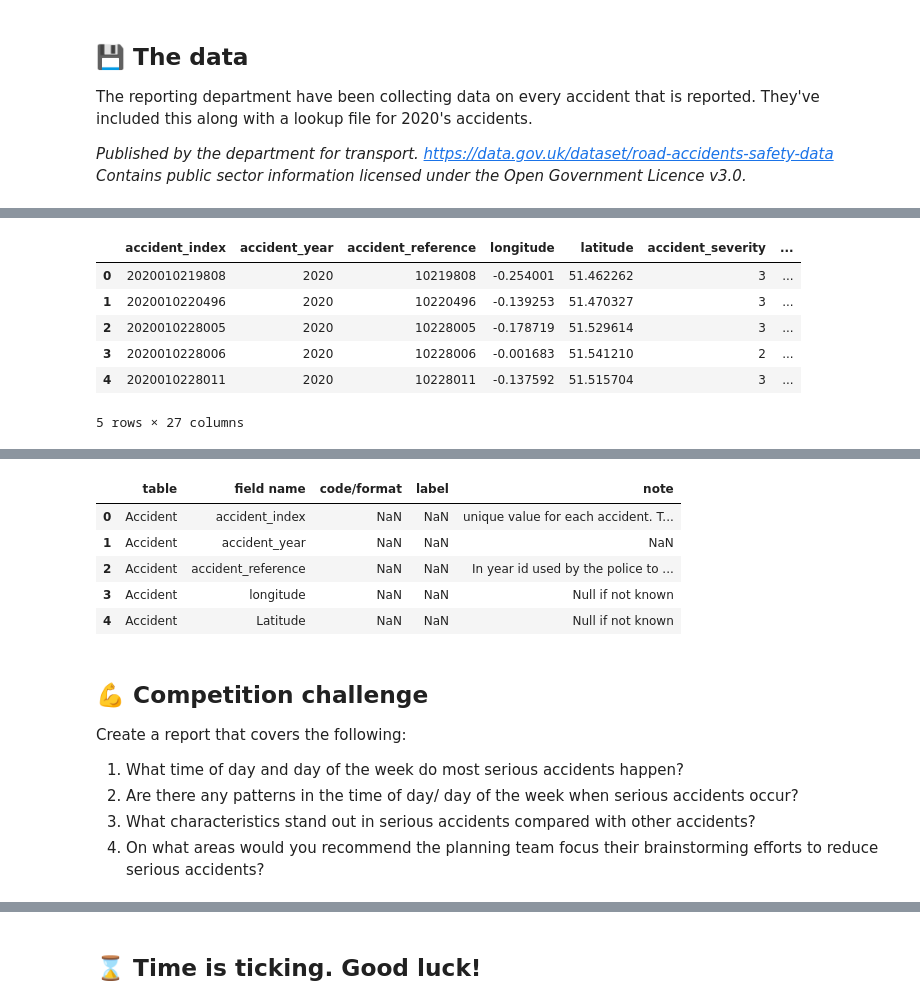
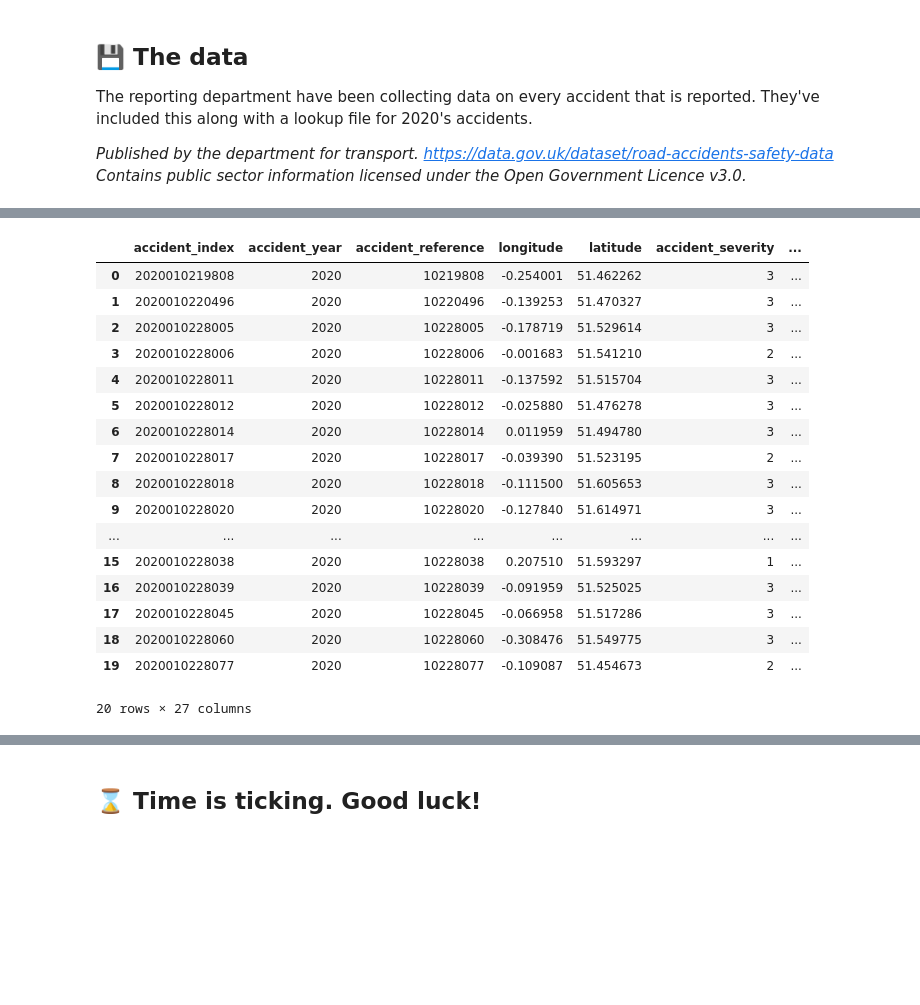
Before and after one commit to stephyap/datacamp_hfa, a Jupyter notebook: notebook.ipynb, the cells around one changed output, grey strips where cells are left out. Saved outputs shown, nothing was run; the diff lists cells and outputs as text; code cells hidden in the pictures; blank space fills up the shorter version.

```diff
--- a/notebook.ipynb
+++ b/notebook.ipynb
@@ -24,12 +42,24 @@ sns.set(style="white")
 sns.set(style="whitegrid", color_codes=True)
 # %%
 accidents = pd.read_csv(r'./data/accident-data.csv')
-accidents.head()
+accidents.head(20)
+# accidents.shape # (91199, 27)
 # %% [output]
 |  | accident_index | accident_year | accident_reference | longitude | latitude | accident_severity | ... |
 | 0 | 2020010219808 | 2020 | 10219808 | -0.254001 | 51.462262 | 3 | ... |
 | 1 | 2020010220496 | 2020 | 10220496 | -0.139253 | 51.470327 | 3 | ... |
 | 2 | 2020010228005 | 2020 | 10228005 | -0.178719 | 51.529614 | 3 | ... |
 | 3 | 2020010228006 | 2020 | 10228006 | -0.001683 | 51.541210 | 2 | ... |
 | 4 | 2020010228011 | 2020 | 10228011 | -0.137592 | 51.515704 | 3 | ... |
+| 5 | 2020010228012 | 2020 | 10228012 | -0.025880 | 51.476278 | 3 | ... |
+| 6 | 2020010228014 | 2020 | 10228014 | 0.011959 | 51.494780 | 3 | ... |
+| 7 | 2020010228017 | 2020 | 10228017 | -0.039390 | 51.523195 | 2 | ... |
+| 8 | 2020010228018 | 2020 | 10228018 | -0.111500 | 51.605653 | 3 | ... |
+| 9 | 2020010228020 | 2020 | 10228020 | -0.127840 | 51.614971 | 3 | ... |
+| ... | ... | ... | ... | ... | ... | ... | ... |
+| 15 | 2020010228038 | 2020 | 10228038 | 0.207510 | 51.593297 | 1 | ... |
+| 16 | 2020010228039 | 2020 | 10228039 | -0.091959 | 51.525025 | 3 | ... |
+| 17 | 2020010228045 | 2020 | 10228045 | -0.066958 | 51.517286 | 3 | ... |
+| 18 | 2020010228060 | 2020 | 10228060 | -0.308476 | 51.549775 | 3 | ... |
+| 19 | 2020010228077 | 2020 | 10228077 | -0.109087 | 51.454673 | 2 | ... |
-5 rows × 27 columns
+20 rows × 27 columns
@@ -49,21 +77,5 @@ accidents.describe()
 | max | 2020.0 | 1.756257 | 60.541144 | 3.000000 | 13.000000 | 41.000000 | ... |
 8 rows × 23 columns
 # %%
-lookup = pd.read_csv(r'./data/road-safety-lookups.csv')
-lookup.head(5)
+# lookup = pd.read_csv(r'./data/road-safety-lookups.csv')
+# lookup.head(5)
-# %% [output]
-|  | table | field name | code/format | label | note |
-| 0 | Accident | accident_index | NaN | NaN | unique value for each accident. T... |
-| 1 | Accident | accident_year | NaN | NaN | NaN |
-| 2 | Accident | accident_reference | NaN | NaN | In year id used by the police to ... |
-| 3 | Accident | longitude | NaN | NaN | Null if not known |
-| 4 | Accident | Latitude | NaN | NaN | Null if not known |
-# %% [markdown]
-## 💪 Competition challenge
-
-Create a report that covers the following:
-
-1. What time of day and day of the week do most serious accidents happen?
-2. Are there any patterns in the time of day/ day of the week when serious accidents occur?
-3. What characteristics stand out in serious accidents compared with other accidents?
-4. On what areas would you recommend the planning team focus their brainstorming efforts to reduce serious accidents?
```
Also changed, not shown: parts of 45 cells of this notebook.
